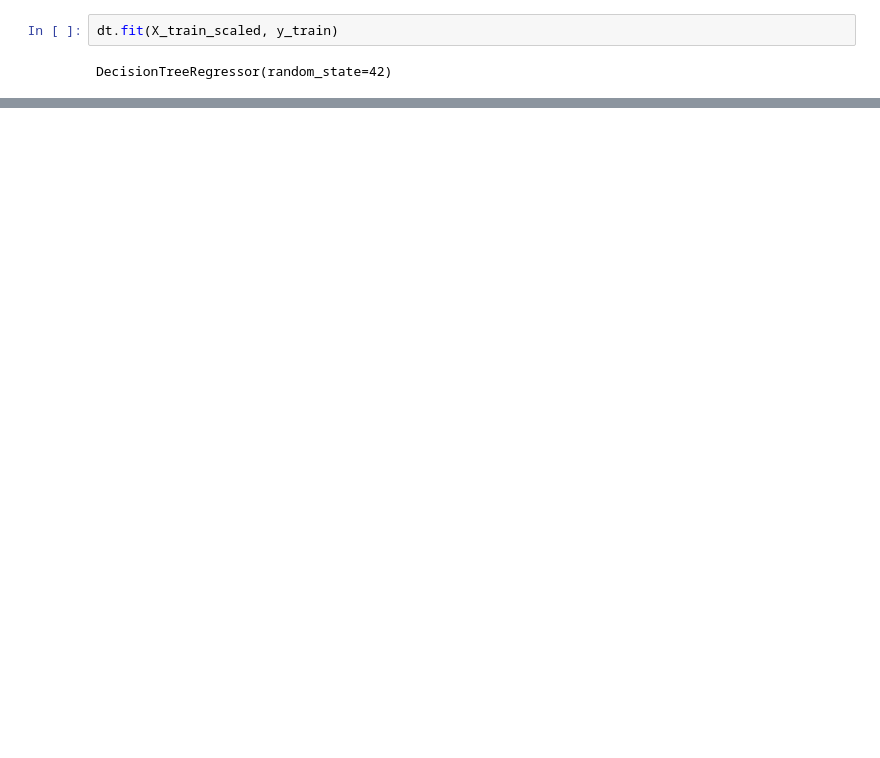
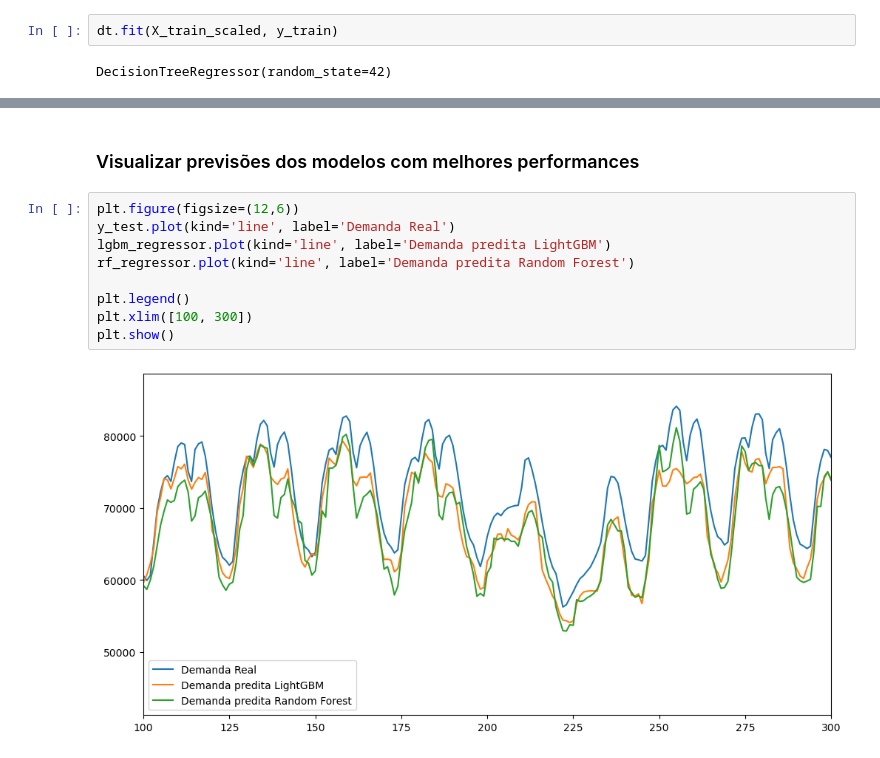
Before and after one commit to kauansacramento/energy-demand-forecast, a Jupyter notebook: energy_demand_forecast.ipynb, the cells around one changed output, grey strips where cells are left out. Saved outputs shown, nothing was run; the diff lists cells and outputs as text; blank space fills up the shorter version.

Commit message:
treinamento e performance dos modelos

```diff
--- a/energy_demand_forecast.ipynb
+++ b/energy_demand_forecast.ipynb
@@ -273,0 +316,13 @@ plt.show()
+# %% [markdown]
+### Visualizar previsões dos modelos com melhores performances
+# %%
+plt.figure(figsize=(12,6))
+y_test.plot(kind='line', label='Demanda Real')
+lgbm_regressor.plot(kind='line', label='Demanda predita LightGBM')
+rf_regressor.plot(kind='line', label='Demanda predita Random Forest')
+
+plt.legend()
+plt.xlim([100, 300])
+plt.show()
+# %% [output]
+[figure, added]
```
Also changed, not shown: parts of 14 cells of this notebook.
